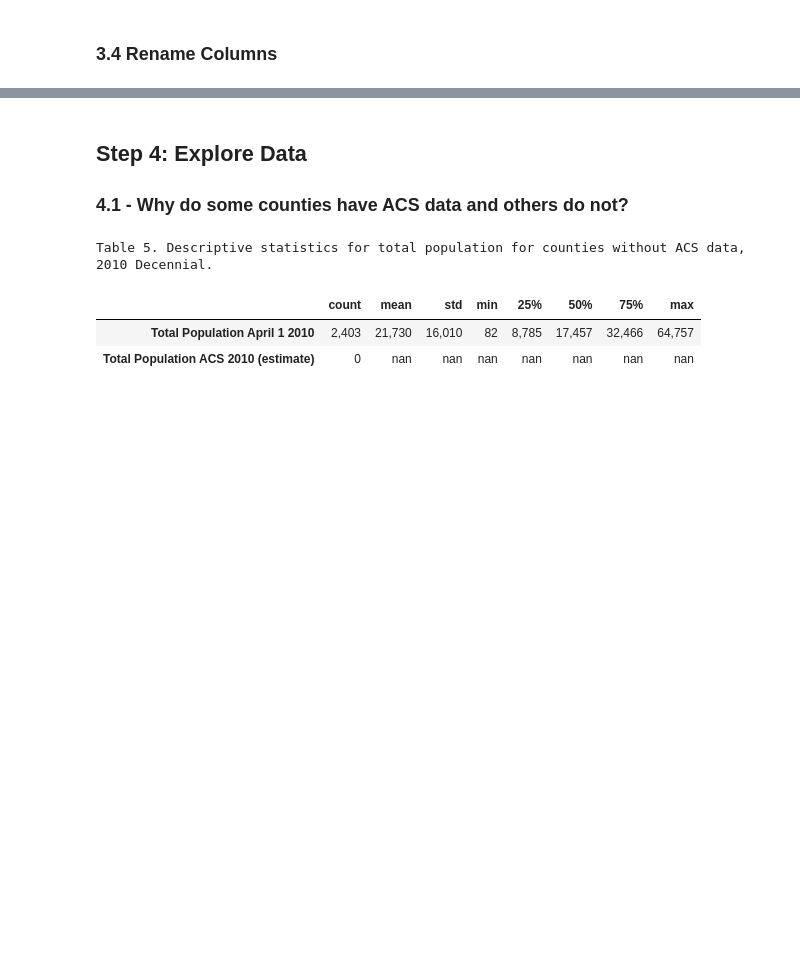
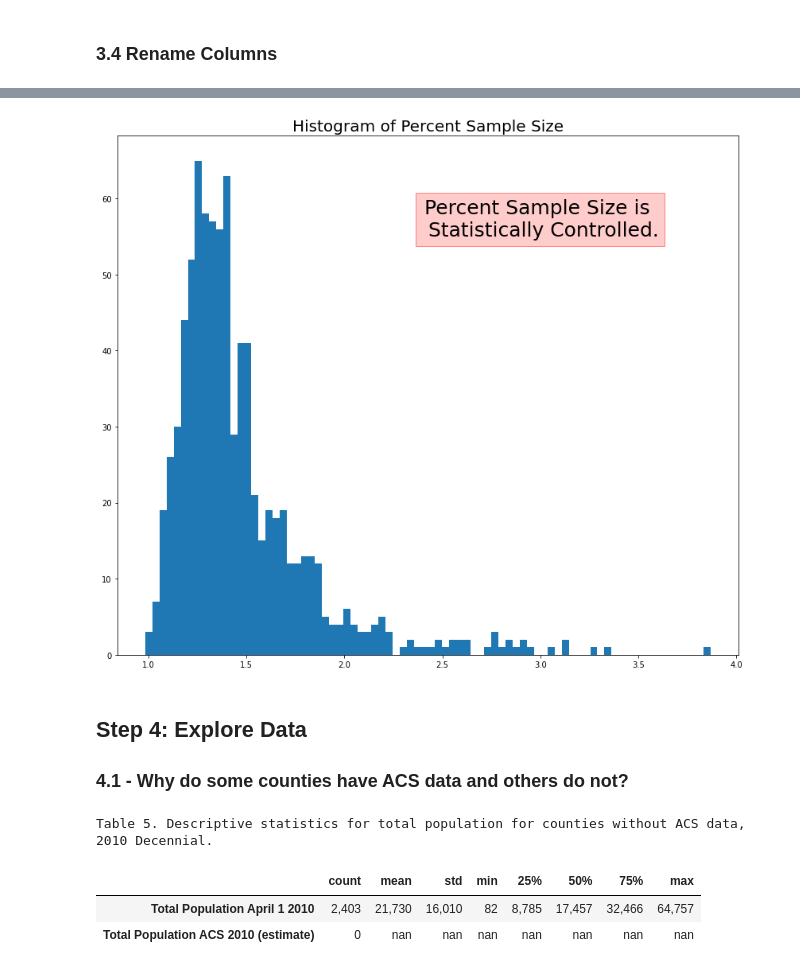
Before and after one commit to npr99/PlanningMethods, a Jupyter notebook: PLAN604_Population_vs_Sample_USCounties.ipynb, the cells around one changed output, grey strips where cells are left out. Cells and saved outputs as stored; diff of their text form; code cells hidden in the pictures; blank space fills up the shorter version.

```diff
--- a/PLAN604_Population_vs_Sample_USCounties.ipynb
+++ b/PLAN604_Population_vs_Sample_USCounties.ipynb
@@ -392,3 +435,17 @@ merge_pt2_df.head()
+# %%
+plt.figure(figsize=(14, 12))
+plt.hist(merge_pt2_df['Percent Sample Size'],bins = 80)
+plt.title("Histogram of Percent Sample Size",  fontsize=20)
+plt.text(3, 60, "Percent Sample Size is \n Statistically Controlled.", size=25,
+         ha="center", va="top",
+         bbox=dict(boxstyle="square",
+                   ec=(1., 0.5, 0.5),
+                   fc=(1., 0.8, 0.8),
+                   )
+         )
+plt.show()
+# %% [output]
+[figure, added]
 # %% [markdown]
 ## Step 4: Explore Data
 ### 4.1 - Why do some counties have ACS data and others do not?
```
Also changed, not shown: parts of 20 cells of this notebook.
